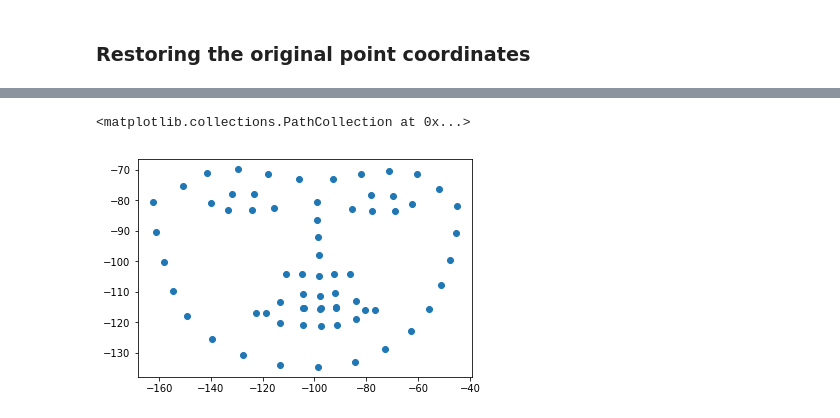
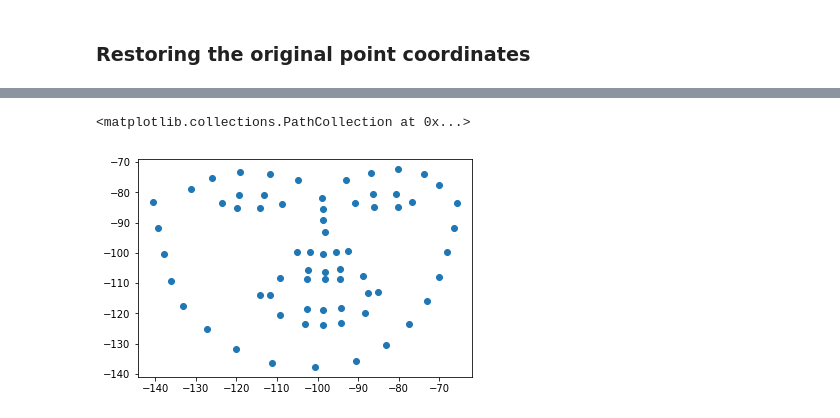
Before and after one commit to yuriimchg/emotions_from_webcam, a Jupyter notebook: training/research.ipynb, the cells around one changed output, grey strips where cells are left out. Saved outputs shown, nothing was run; the diff lists cells and outputs as text; code cells hidden in the pictures.

```diff
--- a/training/research.ipynb
+++ b/training/research.ipynb
@@ -303,0 +304,3 @@ sum(y_pred == y_test) / len(y_test)
+# %%
+X_train = X_train.as_matrix()
+X_test = X_test.as_matrix()
@@ -340,3 +347,5 @@ rand_weights = list(X_test.iterrows())[1][1]
+# %%
+X_sample = X_test[-1]
 # %% [markdown]
 ### Restoring the original point coordinates
 # %%
@@ -364,7 +375,7 @@ Wall time: 12.4 µs
 # %%
 %time
 
-rand_ar = np.array(rand_weights).reshape(68,3)
+rand_ar = np.array(X_sample).reshape(68,3)
 rand_ar = np.delete(rand_ar, obj=0, axis=1)
 
 rand_ar[:,0] = - x_c + w * rand_ar[:,0]
@@ -377,5 +388,5 @@ Wall time: 12.2 µs
 <matplotlib.collections.PathCollection at 0x...>
-[figure, old version]
+[figure, new version]
 # %%
 def restore_coordinates(norm_shape, x_c, y_c, w, h):
     shape = np.array(norm_shape).reshape(68,3)
```
Also changed, not shown: parts of 16 cells of this notebook.
